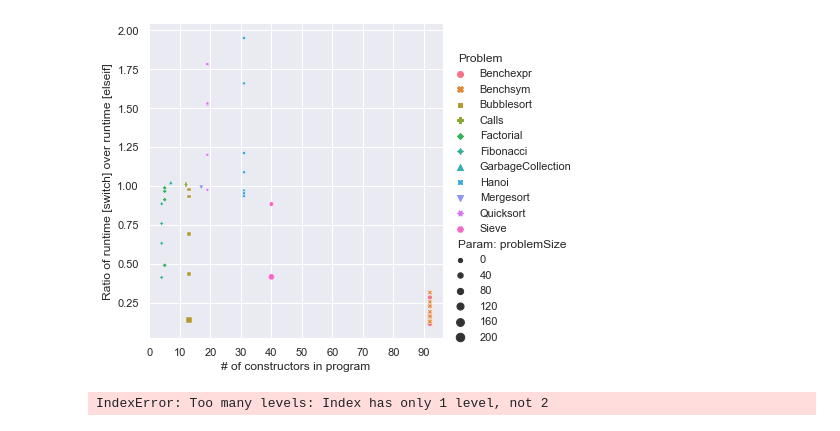
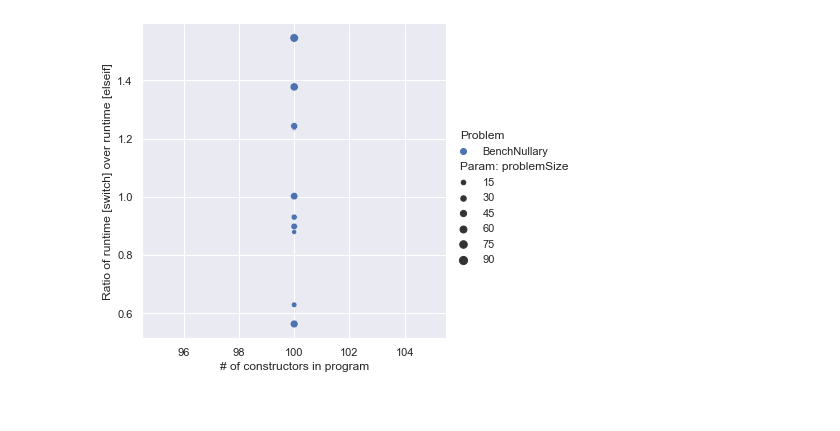
Before and after one commit to metaborg/stratego, a Jupyter notebook: stratego.build.spoofax2.benchmark/analysis/Example plots.ipynb, the cells around one changed output. Saved outputs shown, nothing was run; the diff lists cells and outputs as text; code cells hidden in the pictures.

Commit message:
Results & plots

```diff
--- a/stratego.build.spoofax2.benchmark/analysis/Example plots.ipynb
+++ b/stratego.build.spoofax2.benchmark/analysis/Example plots.ipynb
@@ -16,7 +16,9 @@ if not(os.path.exists(PLOT_DIR)):
 # %%
 # Load data
 results_files = [
-    "20211007-135249.csv",
+    "20211013-124531-benchnullary.csv"
+#     "20211012-102647.csv"
+#     "20211007-135249.csv",
 #     "20211007-084741.csv", # benchsym switch backend
 #     "20211006-143434.csv", # more problem swtich backend
 #     "20210915-111700.csv",
@@ -287,9 +301,10 @@ plt.savefig(f"{PLOT_DIR}/{'_'.join(results_files)}-runtime.png")
 df_ratios = df[df["Stage"] == "run"].pivot(index=["Param: switchImplementation"], columns=["Benchmark", "Param: problemSize", "Number of constructors", "Problem"], values="Score").T
 
 # df_ratios["Ratio"] = df_ratios["elseif"] / df_ratios["switch"]
-df_ratios["Ratio"] = df_ratios["switch"] / df_ratios["elseif"]
+df_ratios["Ratio [nested]"] = df_ratios["nested-switch"] / df_ratios["elseif"]
+df_ratios["Ratio [hash]"] = df_ratios["hash-switch"] / df_ratios["elseif"]
 
-df_ratios.sort_values("Ratio")
+df_ratios.sort_values("Ratio [hash]")
 
 # df_ratios.columns.to_series().apply(''.join)
 
@@ -323,31 +342,31 @@ Index(['Param: switchImplementation', 'Ratio'], dtype='object')
 # %%
 # Runtimes for DFA switch backends (against number of constructors)
 
 g = configure_grid(sns.relplot(
     data=df_ratios,
     x="Number of constructors",
-    y="Ratio",
+    y="Ratio [nested]",
     style="Problem",
     hue="Problem",
     size="Param: problemSize",
     kind="scatter",
     markers=True,
     facet_kws=dict(
         sharex=False,
         sharey=False,
     ),
 ))
 
 # g.set(yscale="log")
 g.set_ylabels("Ratio of runtime [switch] over runtime [elseif]")
 g.set_xlabels("# of constructors in program")
 
 # TODO Include strj runtime -> with and without fusion
 
 # Save figure to file
 plt.savefig(f"{PLOT_DIR}/{'_'.join(results_files)}-backend-constructors.png")
 # %% [output]
-[figure, old version]
+[figure, new version]
 # %%
 # g = sns.boxplot(
 #     data=df_ratios,
@@ -358,8 +377,6 @@ plt.savefig(f"{PLOT_DIR}/{'_'.join(results_files)}-backend-constructors.png")
 
 df_ratios.columns#.to_flat_index()
 # df_ratios.columns.get_level_values(0) + '_' +  df_ratios.columns.get_level_values(1)
-# %% [output]
-IndexError: Too many levels: Index has only 1 level, not 2
 # %%
 for problem in ["Benchexpr", "Bubblesort", "Hanoi"]:
     df_problem = df_scaledproblem[df_scaledproblem["Problem"] == problem]
```
Also changed, not shown: parts of 10 cells of this notebook, 8 other files.
